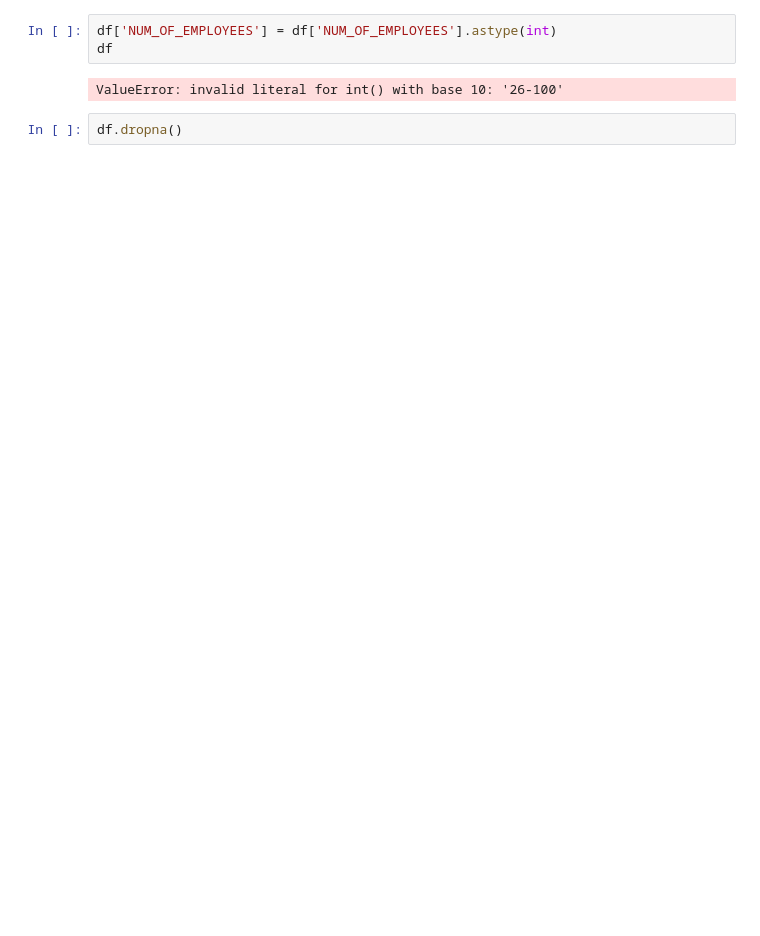
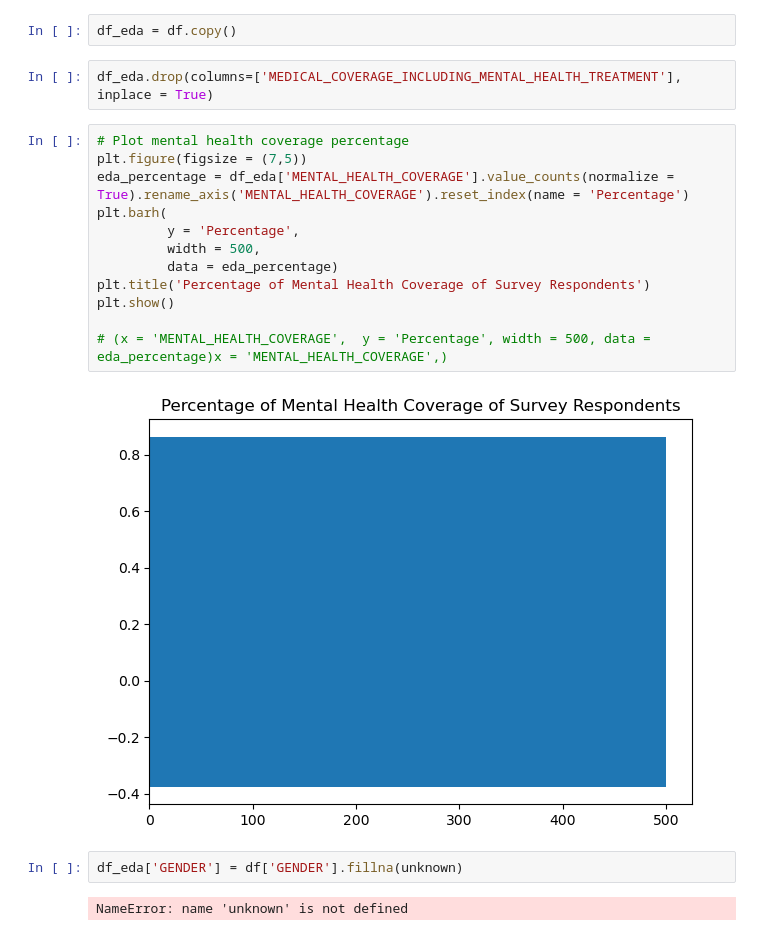
Before and after one commit to davis4a6/Team_Two, a Jupyter notebook: Segment1Draft.ipynb, the cells around one changed output. Drawn from its saved outputs; the diff is of its cells as text; blank space fills up the shorter version.

```diff
--- a/Segment1Draft.ipynb
+++ b/Segment1Draft.ipynb
@@ -75,7 +108,22 @@ df.info
 # %%
-df['NUM_OF_EMPLOYEES'] = df['NUM_OF_EMPLOYEES'].astype(int)
-df
+df_eda = df.copy()
-# %% [output]
-ValueError: invalid literal for int() with base 10: '26-100'
+# %%
+df_eda.drop(columns=['MEDICAL_COVERAGE_INCLUDING_MENTAL_HEALTH_TREATMENT'], inplace = True)
+# %%
+# Plot mental health coverage percentage
+plt.figure(figsize = (7,5))
+eda_percentage = df_eda['MENTAL_HEALTH_COVERAGE'].value_counts(normalize = True).rename_axis('MENTAL_HEALTH_COVERAGE').reset_index(name = 'Percentage')
+plt.barh(
+         y = 'Percentage',
+         width = 500,
+         data = eda_percentage)
+plt.title('Percentage of Mental Health Coverage of Survey Respondents')
+plt.show()
+
+# (x = 'MENTAL_HEALTH_COVERAGE',  y = 'Percentage', width = 500, data = eda_percentage)x = 'MENTAL_HEALTH_COVERAGE',)
+# %% [output]
+[figure, added]
 # %%
-df.dropna()
+df_eda['GENDER'] = df['GENDER'].fillna(unknown)
+# %% [output]
+NameError: name 'unknown' is not defined
```
Also changed, not shown: parts of 7 cells of this notebook.
